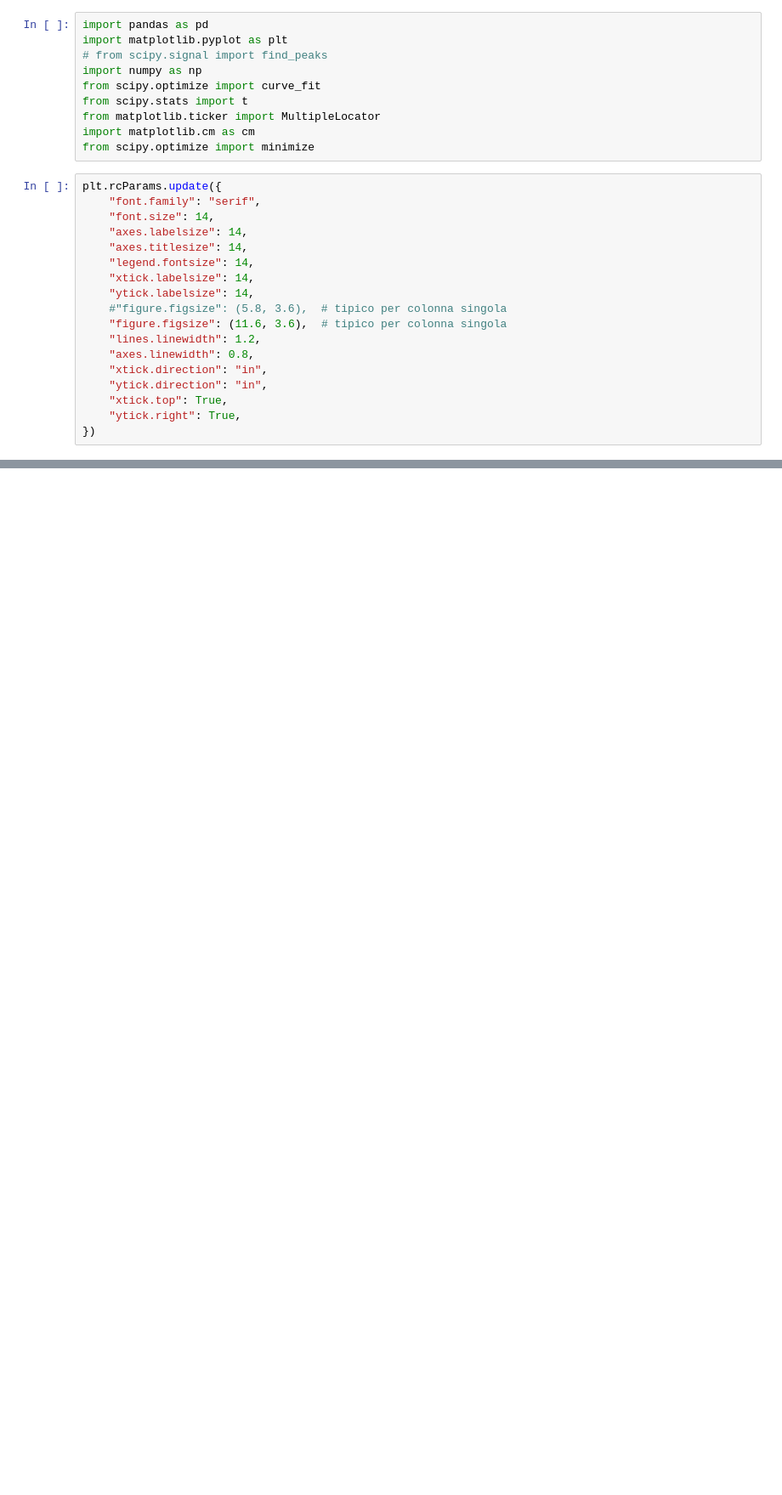
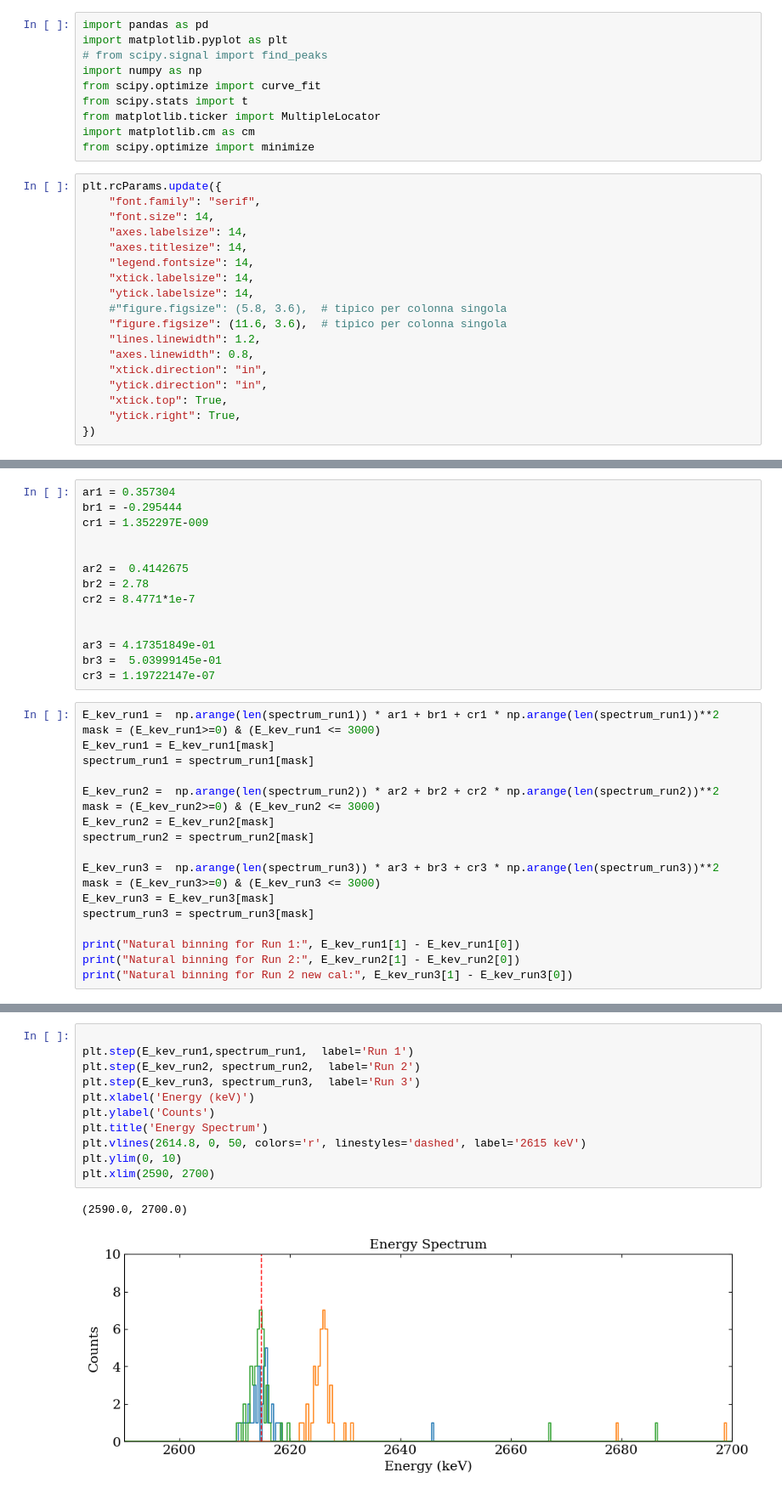
Before and after one commit to RitaF00/ZrO2-double-beta-decay, a Jupyter notebook: Calibrated_run2_baclground_comparison.ipynb, the cells around one changed output, grey strips where cells are left out. Shown at 85% size. Cells and saved outputs as stored; diff of their text form; blank space fills up the shorter version.

```diff
--- a/Calibrated_run2_baclground_comparison.ipynb
+++ b/Calibrated_run2_baclground_comparison.ipynb
@@ -257,0 +43,33 @@ plt.show()
+# %%
+ar1 = 0.357304
+br1 = -0.295444
+cr1 = 1.352297E-009
+
+
+ar2 =  0.4142675
+br2 = 2.78
+cr2 = 8.4771*1e-7
+
+
+ar3 = 4.17351849e-01
+br3 =  5.03999145e-01
+cr3 = 1.19722147e-07
+# %%
+E_kev_run1 =  np.arange(len(spectrum_run1)) * ar1 + br1 + cr1 * np.arange(len(spectrum_run1))**2
+mask = (E_kev_run1>=0) & (E_kev_run1 <= 3000)
+E_kev_run1 = E_kev_run1[mask]
+spectrum_run1 = spectrum_run1[mask]
+
+E_kev_run2 =  np.arange(len(spectrum_run2)) * ar2 + br2 + cr2 * np.arange(len(spectrum_run2))**2
+mask = (E_kev_run2>=0) & (E_kev_run2 <= 3000)
+E_kev_run2 = E_kev_run2[mask]
+spectrum_run2 = spectrum_run2[mask]
+
+E_kev_run3 =  np.arange(len(spectrum_run3)) * ar3 + br3 + cr3 * np.arange(len(spectrum_run3))**2
+mask = (E_kev_run3>=0) & (E_kev_run3 <= 3000)
+E_kev_run3 = E_kev_run3[mask]
+spectrum_run3 = spectrum_run3[mask]
+
+print("Natural binning for Run 1:", E_kev_run1[1] - E_kev_run1[0])
+print("Natural binning for Run 2:", E_kev_run2[1] - E_kev_run2[0])
+print("Natural binning for Run 2 new cal:", E_kev_run3[1] - E_kev_run3[0])
@@ -257,0 +86,14 @@ plt.show()
+# %%
+
+plt.step(E_kev_run1,spectrum_run1,  label='Run 1')
+plt.step(E_kev_run2, spectrum_run2,  label='Run 2')
+plt.step(E_kev_run3, spectrum_run3,  label='Run 3')
+plt.xlabel('Energy (keV)')
+plt.ylabel('Counts')
+plt.title('Energy Spectrum')
+plt.vlines(2614.8, 0, 50, colors='r', linestyles='dashed', label='2615 keV')
+plt.ylim(0, 10)
+plt.xlim(2590, 2700)
+# %% [output]
+(2590.0, 2700.0)
+[figure, added]
```
Also changed, not shown: parts of 23 cells of this notebook, 2 other files.
